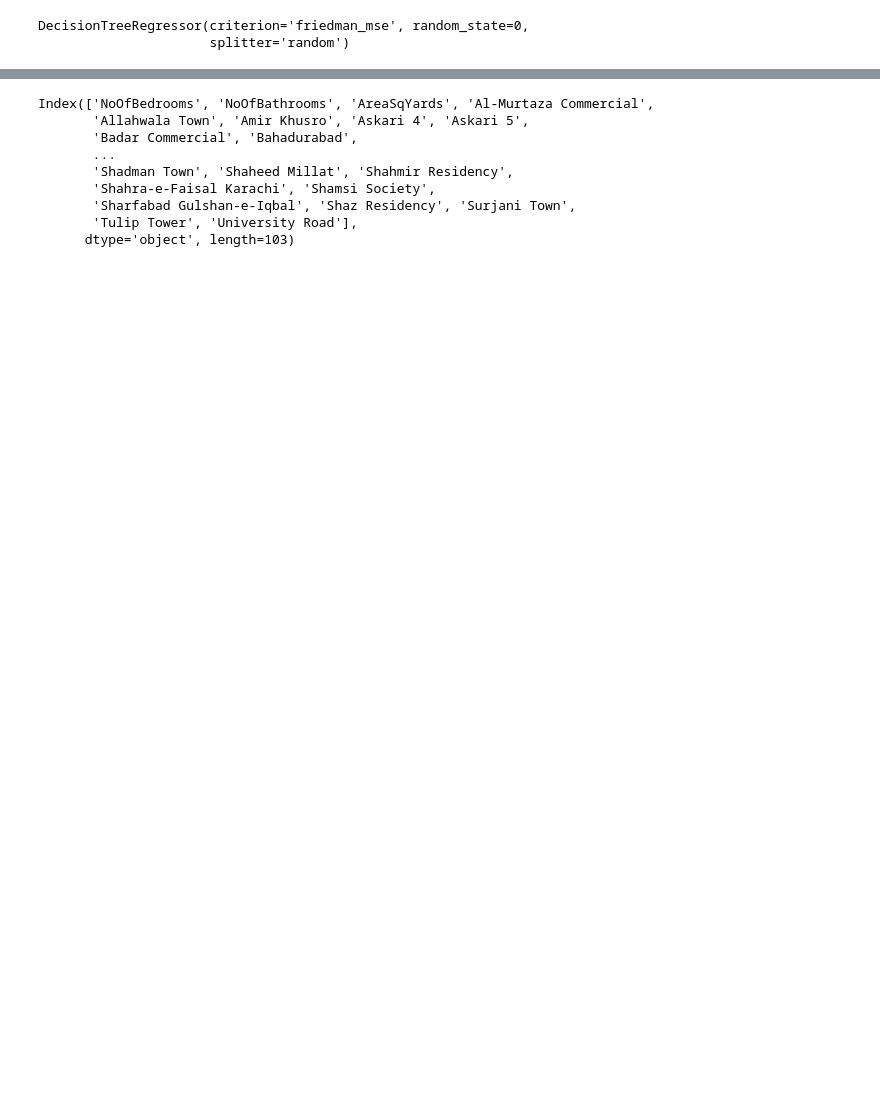
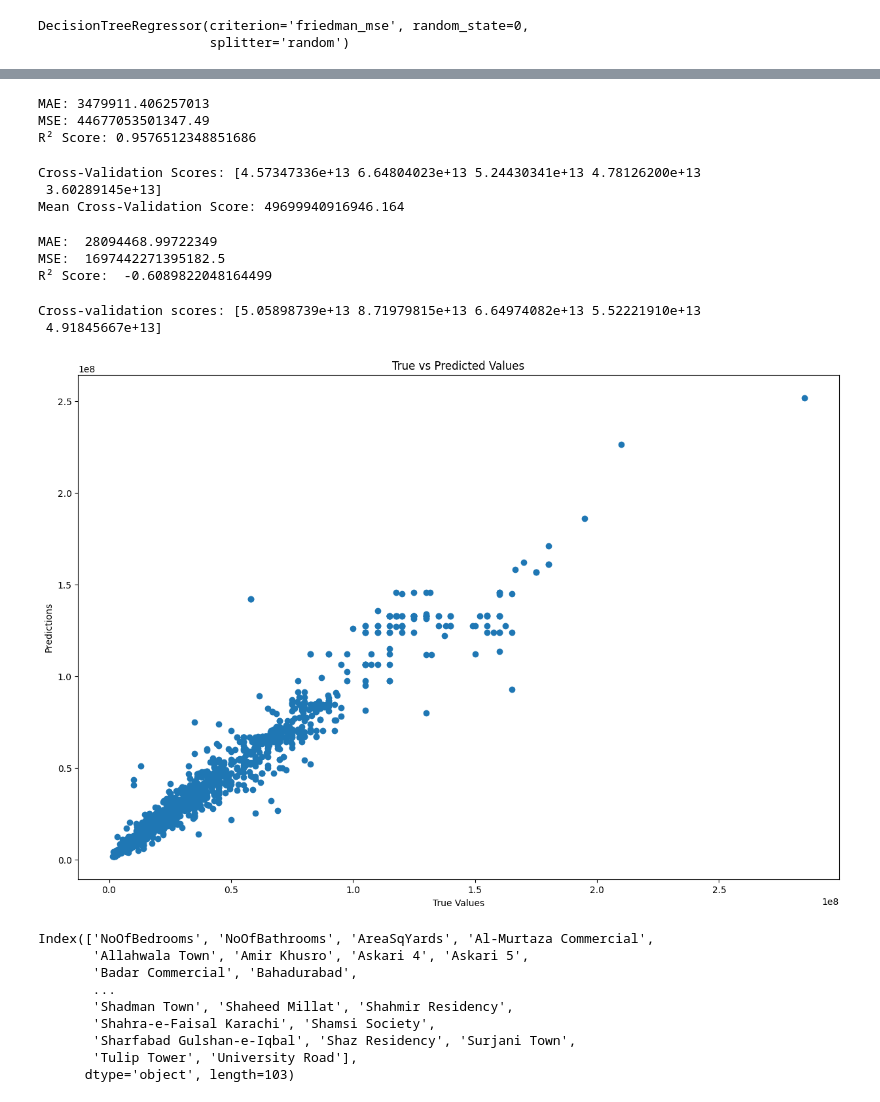
Before and after one commit to mustafaabadshah/ATS-Project-House-prices-in-Karachi, a Jupyter notebook: ML code.ipynb, the cells around one changed output, grey strips where cells are left out. Saved outputs shown, nothing was run; the diff lists cells and outputs as text; code cells hidden in the pictures; blank space fills up the shorter version.

```diff
--- a/ML code.ipynb
+++ b/ML code.ipynb
@@ -711,0 +799,24 @@ DecisionTreeRegressor(criterion='friedman_mse', random_state=0,
+# %%
+from sklearn.metrics import mean_absolute_error, mean_squared_error, r2_score
+
+mae = mean_absolute_error(y_test, best_rf_predictions)
+mse = mean_squared_error(y_test, best_rf_predictions)
+r2 = r2_score(y_test, best_rf_predictions)
+
+print(f"MAE: {mae}")
+print(f"MSE: {mse}")
+print(f"R² Score: {r2}")
+# %% [output]
+MAE: 3479911.406257013
+MSE: 44677053501347.49
+R² Score: 0.9576512348851686
+# %%
+from sklearn.model_selection import cross_val_score
+
+cv_scores = cross_val_score(best_rf, X_train, y_train, cv=5, scoring='neg_mean_squared_error')
+print(f"Cross-Validation Scores: {-cv_scores}")
+print(f"Mean Cross-Validation Score: {-cv_scores.mean()}")
+# %% [output]
+Cross-Validation Scores: [4.57347336e+13 6.64804023e+13 5.24430341e+13 4.78126200e+13
+ 3.60289145e+13]
+Mean Cross-Validation Score: 49699940916946.164
@@ -712,3 +829,33 @@ DecisionTreeRegressor(criterion='friedman_mse', random_state=0,
+# %%
+#this code is for decision tree regressor which im not using in prediction
+from sklearn.metrics import mean_absolute_error, mean_squared_error, r2_score
+
+predictions = dtr.predict(X_test)
+print("MAE: ", mean_absolute_error(y_test, predictions))
+print("MSE: ", mean_squared_error(y_test, predictions))
+print("R² Score: ", r2_score(y_test, predictions))
+# %% [output]
+MAE:  28094468.99722349
+MSE:  1697442271395182.5
+R² Score:  -0.6089822048164499
+# %%
+from sklearn.model_selection import cross_val_score
+
+scores = cross_val_score(dtr, X_train, y_train, cv=5, scoring='neg_mean_squared_error')
+print("Cross-validation scores:", -scores)
+# %% [output]
+Cross-validation scores: [5.05898739e+13 8.71979815e+13 6.64974082e+13 5.52221910e+13
+ 4.91845667e+13]
+# %%
+import matplotlib.pyplot as plt
+
+plt.scatter(y_test, predictions)
+plt.xlabel('True Values')
+plt.ylabel('Predictions')
+plt.title('True vs Predicted Values')
+plt.show()
+# %% [output]
+[figure, added]
 # %%
 X.columns
 # %% [output]
```
Also changed, not shown: parts of 21 cells of this notebook, 1 other file.
